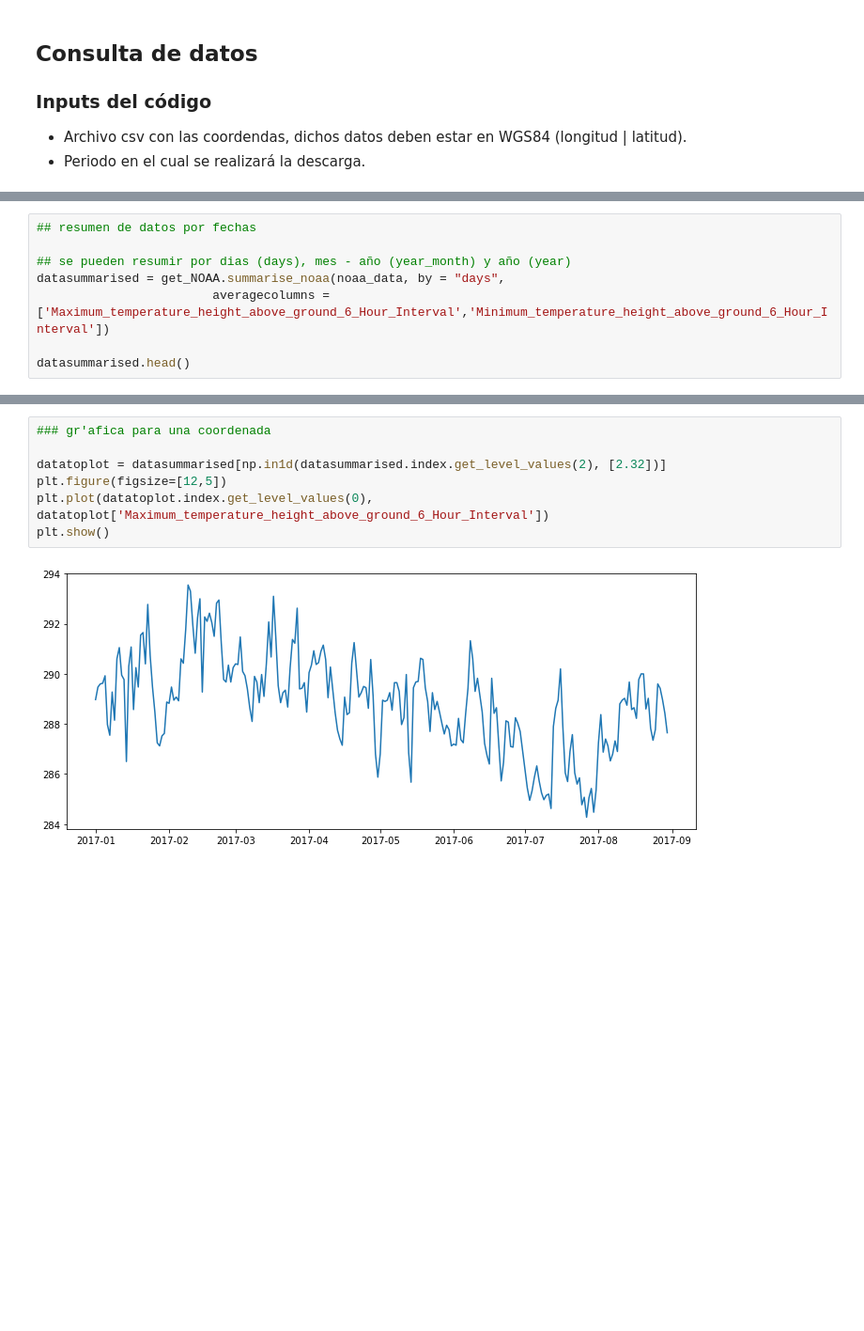
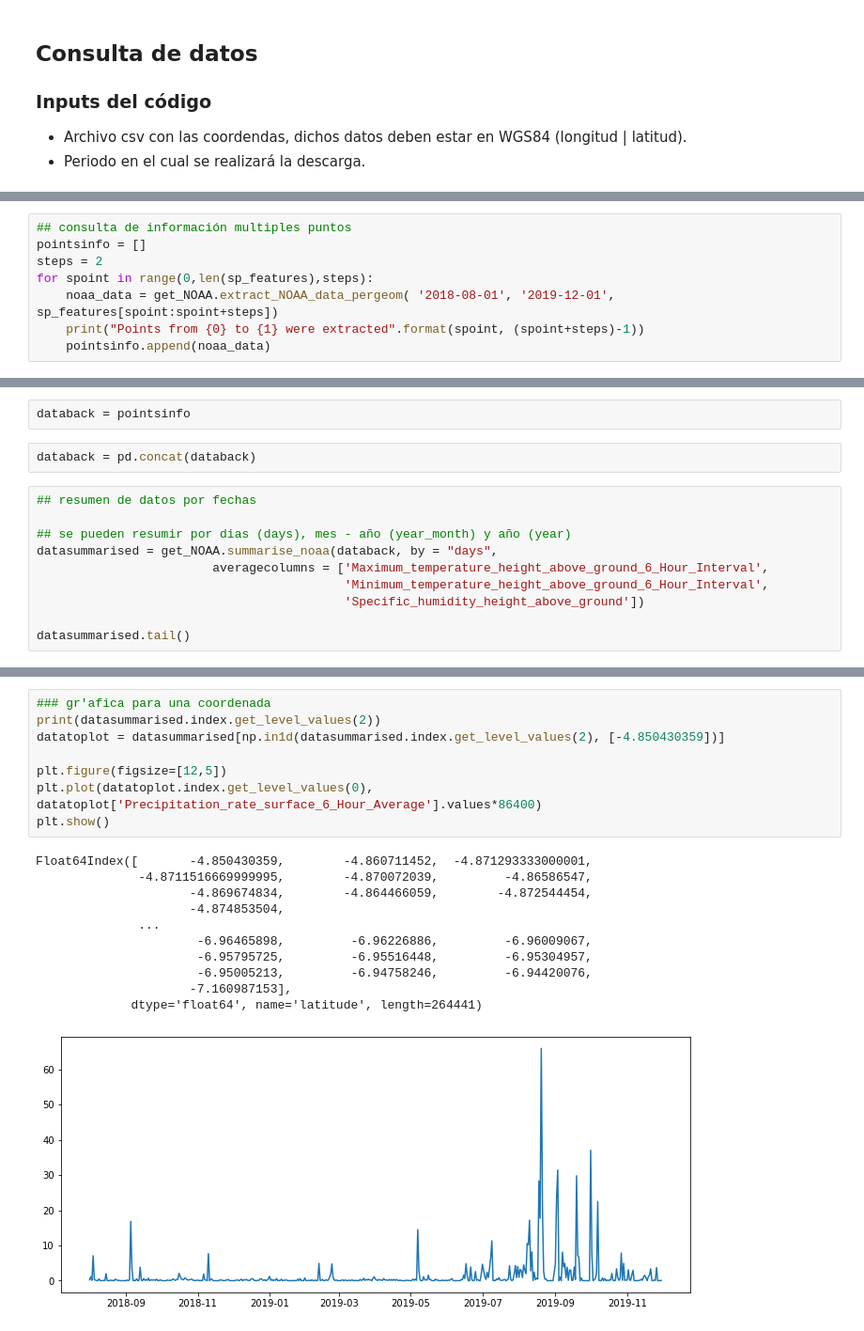
Before and after one commit to anaguilarar/gee_NOAA, a Jupyter notebook: Descargar_NOAA_data.ipynb, the cells around one changed output, grey strips where cells are left out. Shown at 94% size. Drawn from its saved outputs; the diff is of its cells as text; blank space fills up the shorter version.

Commit message:
multiple points module added

```diff
--- a/Descargar_NOAA_data.ipynb
+++ b/Descargar_NOAA_data.ipynb
@@ -34,0 +29,8 @@ noaa_data.head()
+# %%
+## consulta de información multiples puntos
+pointsinfo = []
+steps = 2
+for spoint in range(0,len(sp_features),steps):
+    noaa_data = get_NOAA.extract_NOAA_data_pergeom( '2018-08-01', '2019-12-01', sp_features[spoint:spoint+steps])
+    print("Points from {0} to {1} were extracted".format(spoint, (spoint+steps)-1))
+    pointsinfo.append(noaa_data)
@@ -35,11 +55,17 @@ noaa_data.head()
+# %%
+databack = pointsinfo
+# %%
+databack = pd.concat(databack)
 # %%
 ## resumen de datos por fechas
 
 ## se pueden resumir por dias (days), mes - año (year_month) y año (year)
-datasummarised = get_NOAA.summarise_noaa(noaa_data, by = "days",
-                        averagecolumns = ['Maximum_temperature_height_above_ground_6_Hour_Interval','Minimum_temperature_height_above_ground_6_Hour_Interval'])
+datasummarised = get_NOAA.summarise_noaa(databack, by = "days",
+                        averagecolumns = ['Maximum_temperature_height_above_ground_6_Hour_Interval',
+                                          'Minimum_temperature_height_above_ground_6_Hour_Interval',
+                                          'Specific_humidity_height_above_ground'])
 
-datasummarised.head()
+datasummarised.tail()
 # %% [output]
 |  |  |  | Downward_Long-Wave_Radp_Flux_surf... | Downward_Short-Wave_Radiation_Flu... | Precipitation_rate_surface_6_Hour... | ... |
 | dates | longitude | latitude |  |  |  | ... |
@@ -51,11 +77,22 @@ datasummarised.head()
 # %%
 ### gr'afica para una coordenada
+print(datasummarised.index.get_level_values(2))
+datatoplot = datasummarised[np.in1d(datasummarised.index.get_level_values(2), [-4.850430359])]
 
-datatoplot = datasummarised[np.in1d(datasummarised.index.get_level_values(2), [2.32])]
 plt.figure(figsize=[12,5])
-plt.plot(datatoplot.index.get_level_values(0), datatoplot['Maximum_temperature_height_above_ground_6_Hour_Interval'])
+plt.plot(datatoplot.index.get_level_values(0), datatoplot['Precipitation_rate_surface_6_Hour_Average'].values*86400)
 plt.show()
 # %% [output]
+Float64Index([       -4.850430359,        -4.860711452,  -4.871293333000001,
+              -4.8711516669999995,        -4.870072039,         -4.86586547,
+                     -4.869674834,        -4.864466059,        -4.872544454,
+                     -4.874853504,
+              ...
+                      -6.96465898,         -6.96226886,         -6.96009067,
+                      -6.95795725,         -6.95516448,         -6.95304957,
+                      -6.95005213,         -6.94758246,         -6.94420076,
+                     -7.160987153],
+             dtype='float64', name='latitude', length=264441)
-[figure, old version]
+[figure, new version]
 # %%
 ### exportar dato
```
Also changed, not shown: parts of 5 cells of this notebook.
